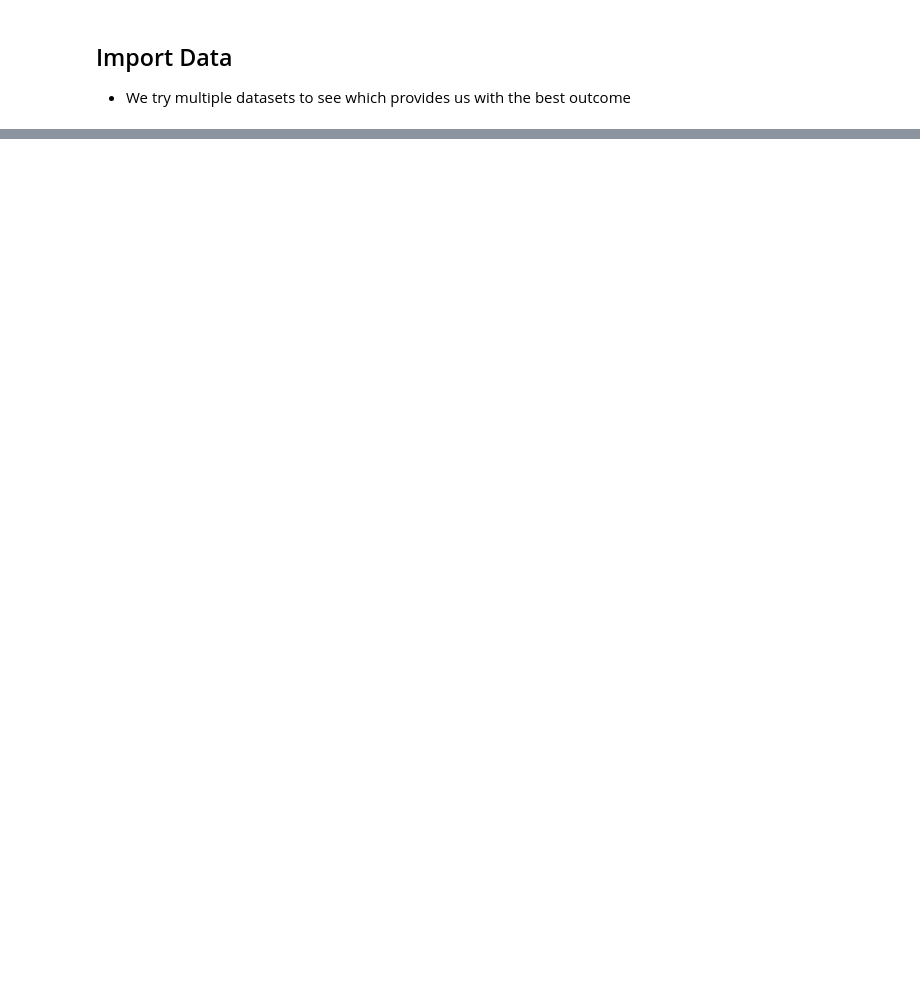
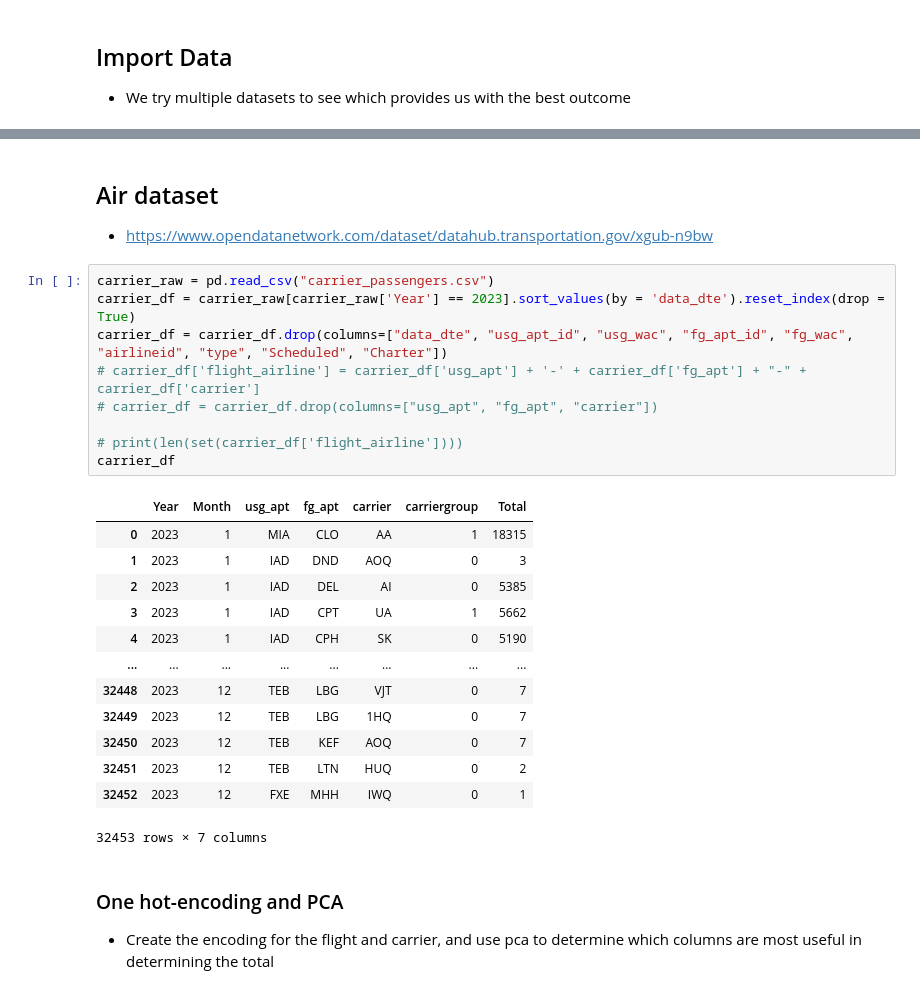
Before and after one commit to rishab-t0910/agco_ameren_hackathon, a Jupyter notebook: rishab_work.ipynb, the cells around one changed output, grey strips where cells are left out. Cells and saved outputs as stored; diff of their text form; blank space fills up the shorter version.

```diff
--- a/rishab_work.ipynb
+++ b/rishab_work.ipynb
@@ -82,0 +186,29 @@ scaled_traffic
+# %% [markdown]
+## Air dataset
+- https://www.opendatanetwork.com/dataset/datahub.transportation.gov/xgub-n9bw
+# %%
+carrier_raw = pd.read_csv("carrier_passengers.csv")
+carrier_df = carrier_raw[carrier_raw['Year'] == 2023].sort_values(by = 'data_dte').reset_index(drop = True)
+carrier_df = carrier_df.drop(columns=["data_dte", "usg_apt_id", "usg_wac", "fg_apt_id", "fg_wac", "airlineid", "type", "Scheduled", "Charter"])
+# carrier_df['flight_airline'] = carrier_df['usg_apt'] + '-' + carrier_df['fg_apt'] + "-" + carrier_df['carrier']
+# carrier_df = carrier_df.drop(columns=["usg_apt", "fg_apt", "carrier"])
+
+# print(len(set(carrier_df['flight_airline'])))
+carrier_df
+# %% [output]
+|  | Year | Month | usg_apt | fg_apt | carrier | carriergroup | Total |
+| 0 | 2023 | 1 | MIA | CLO | AA | 1 | 18315 |
+| 1 | 2023 | 1 | IAD | DND | AOQ | 0 | 3 |
+| 2 | 2023 | 1 | IAD | DEL | AI | 0 | 5385 |
+| 3 | 2023 | 1 | IAD | CPT | UA | 1 | 5662 |
+| 4 | 2023 | 1 | IAD | CPH | SK | 0 | 5190 |
+| ... | ... | ... | ... | ... | ... | ... | ... |
+| 32448 | 2023 | 12 | TEB | LBG | VJT | 0 | 7 |
+| 32449 | 2023 | 12 | TEB | LBG | 1HQ | 0 | 7 |
+| 32450 | 2023 | 12 | TEB | KEF | AOQ | 0 | 7 |
+| 32451 | 2023 | 12 | TEB | LTN | HUQ | 0 | 2 |
+| 32452 | 2023 | 12 | FXE | MHH | IWQ | 0 | 1 |
+32453 rows × 7 columns
+# %% [markdown]
+### One hot-encoding and PCA
+- Create the encoding for the flight and carrier, and use pca to determine which columns are most useful in determining the total
```
Also changed, not shown: parts of 14 cells of this notebook, 1 other file.
